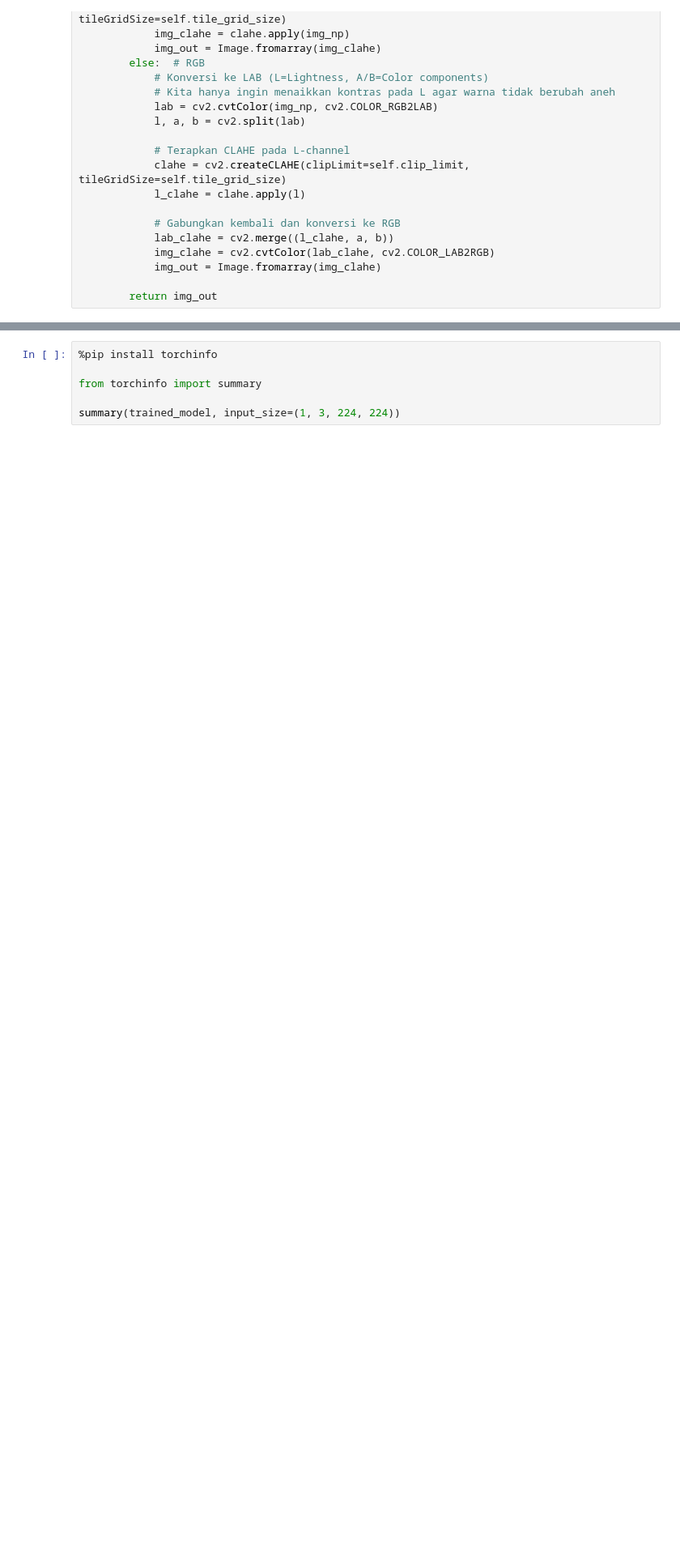
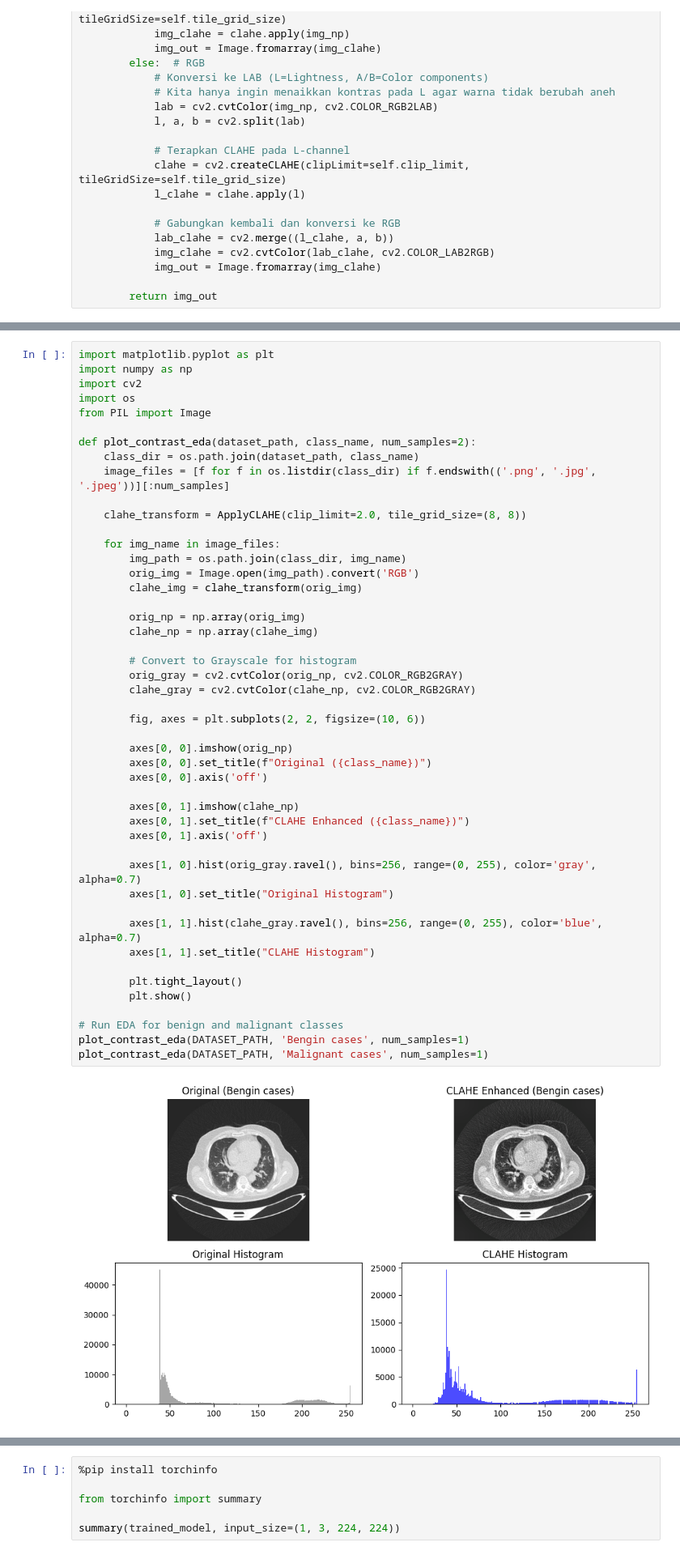
Before and after one commit to Ymr76/MainTinySwinTransformerLungCancer_LOCAL_yesyes, a Jupyter notebook: MainTinySwinTransformerLungCancer_LOCAL.ipynb, the cells around one changed output, grey strips where cells are left out. Shown at 81% size. Drawn from its saved outputs; the diff is of its cells as text; blank space fills up the shorter version.

```diff
--- a/MainTinySwinTransformerLungCancer_LOCAL.ipynb
+++ b/MainTinySwinTransformerLungCancer_LOCAL.ipynb
@@ -110,0 +111,49 @@ class ApplyCLAHE(object):
+# %%
+import matplotlib.pyplot as plt
+import numpy as np
+import cv2
+import os
+from PIL import Image
+
+def plot_contrast_eda(dataset_path, class_name, num_samples=2):
+    class_dir = os.path.join(dataset_path, class_name)
+    image_files = [f for f in os.listdir(class_dir) if f.endswith(('.png', '.jpg', '.jpeg'))][:num_samples]
+
+    clahe_transform = ApplyCLAHE(clip_limit=2.0, tile_grid_size=(8, 8))
+
+    for img_name in image_files:
+        img_path = os.path.join(class_dir, img_name)
+        orig_img = Image.open(img_path).convert('RGB')
+        clahe_img = clahe_transform(orig_img)
+
+        orig_np = np.array(orig_img)
+        clahe_np = np.array(clahe_img)
+
+        # Convert to Grayscale for histogram
+        orig_gray = cv2.cvtColor(orig_np, cv2.COLOR_RGB2GRAY)
+        clahe_gray = cv2.cvtColor(clahe_np, cv2.COLOR_RGB2GRAY)
+
+        fig, axes = plt.subplots(2, 2, figsize=(10, 6))
+
+        axes[0, 0].imshow(orig_np)
+        axes[0, 0].set_title(f"Original ({class_name})")
+        axes[0, 0].axis('off')
+
+        axes[0, 1].imshow(clahe_np)
+        axes[0, 1].set_title(f"CLAHE Enhanced ({class_name})")
+        axes[0, 1].axis('off')
+
+        axes[1, 0].hist(orig_gray.ravel(), bins=256, range=(0, 255), color='gray', alpha=0.7)
+        axes[1, 0].set_title("Original Histogram")
+
+        axes[1, 1].hist(clahe_gray.ravel(), bins=256, range=(0, 255), color='blue', alpha=0.7)
+        axes[1, 1].set_title("CLAHE Histogram")
+
+        plt.tight_layout()
+        plt.show()
+
+# Run EDA for benign and malignant classes
+plot_contrast_eda(DATASET_PATH, 'Bengin cases', num_samples=1)
+plot_contrast_eda(DATASET_PATH, 'Malignant cases', num_samples=1)
+# %% [output]
+[figure, added]
```
Also changed, not shown: parts of 11 cells of this notebook, 1 other file.
